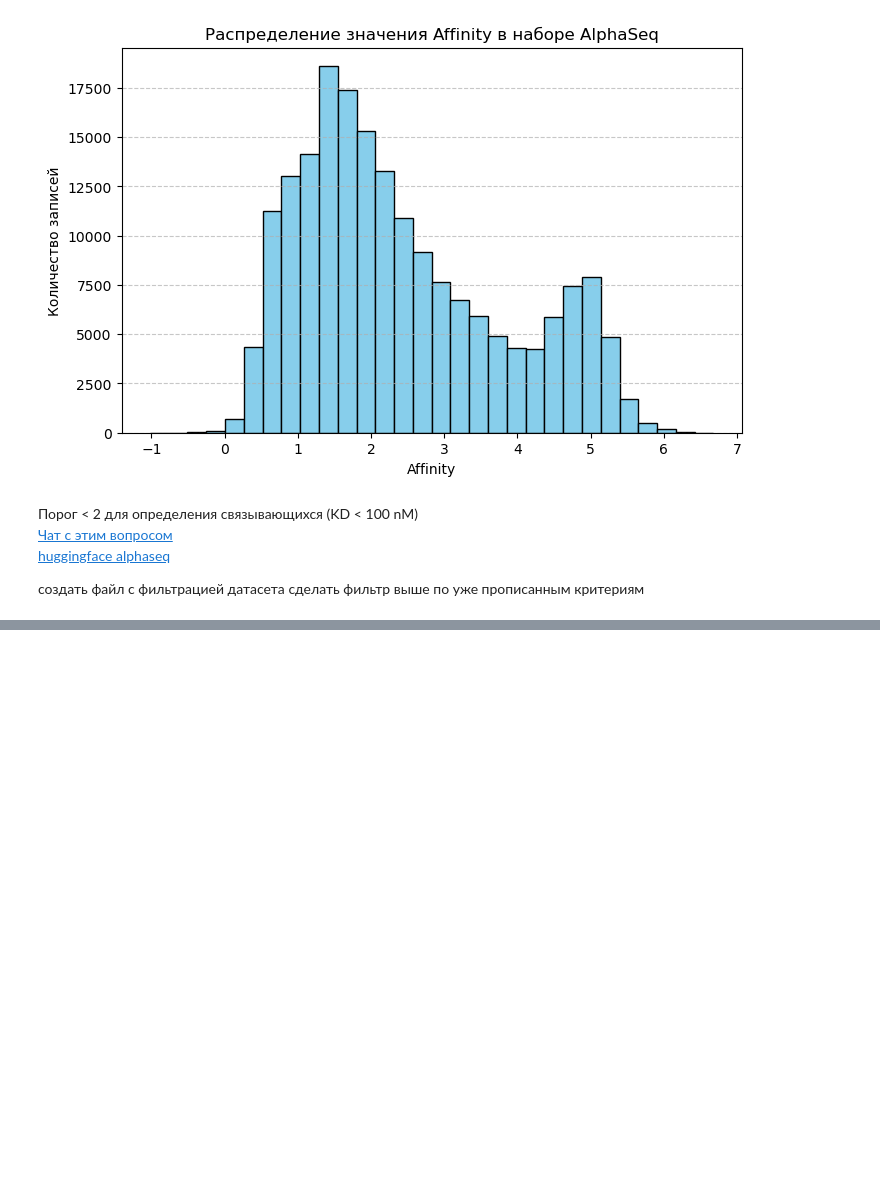
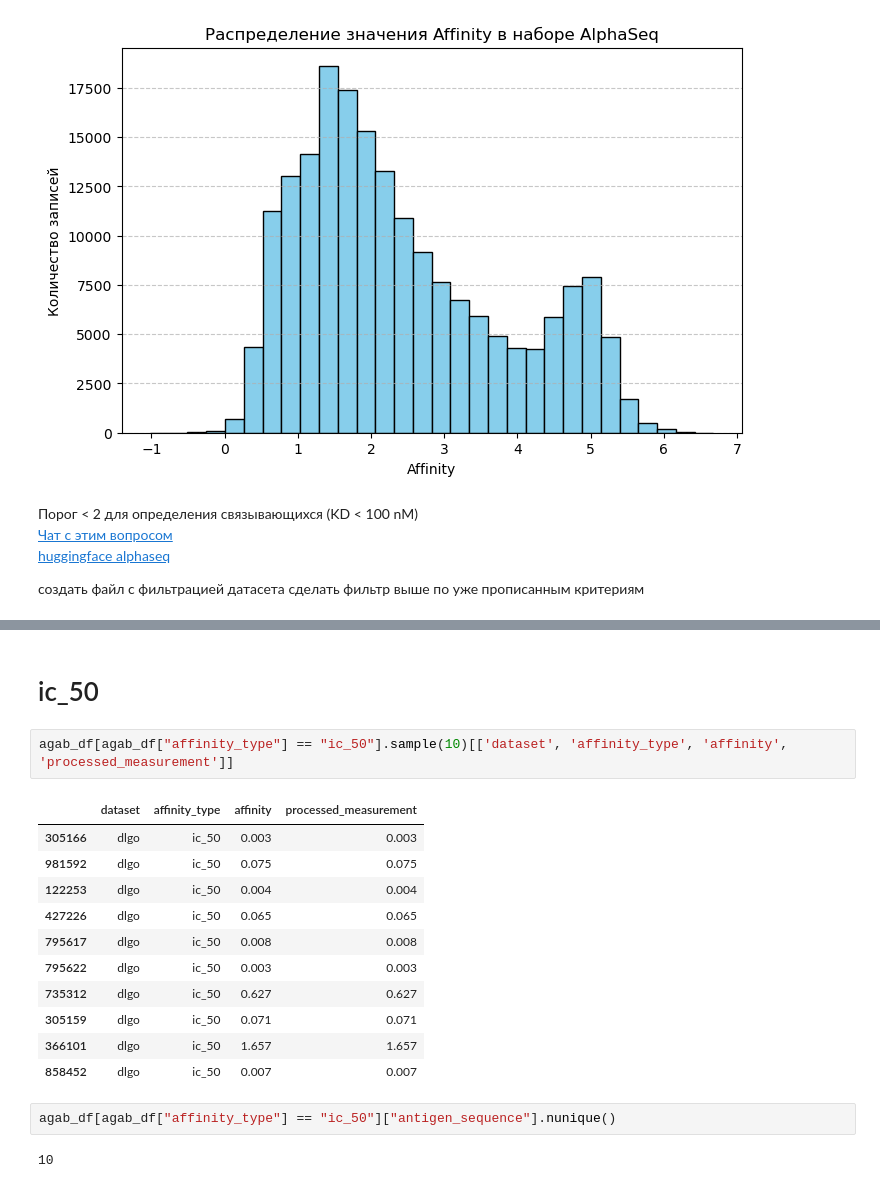
Before and after one commit to younggod2/llm-antibody-fv-generation, a Jupyter notebook: data/EDA/affinity_thresholds.ipynb, the cells around one changed output, grey strips where cells are left out. Drawn from its saved outputs; the diff is of its cells as text; blank space fills up the shorter version.

```diff
--- a/data/EDA/affinity_thresholds.ipynb
+++ b/data/EDA/affinity_thresholds.ipynb
@@ -207,0 +484,20 @@ plt.show()
+# %% [markdown]
+# ic_50
+# %%
+agab_df[agab_df["affinity_type"] == "ic_50"].sample(10)[['dataset', 'affinity_type', 'affinity', 'processed_measurement']]
+# %% [output]
+|  | dataset | affinity_type | affinity | processed_measurement |
+| 305166 | dlgo | ic_50 | 0.003 | 0.003 |
+| 981592 | dlgo | ic_50 | 0.075 | 0.075 |
+| 122253 | dlgo | ic_50 | 0.004 | 0.004 |
+| 427226 | dlgo | ic_50 | 0.065 | 0.065 |
+| 795617 | dlgo | ic_50 | 0.008 | 0.008 |
+| 795622 | dlgo | ic_50 | 0.003 | 0.003 |
+| 735312 | dlgo | ic_50 | 0.627 | 0.627 |
+| 305159 | dlgo | ic_50 | 0.071 | 0.071 |
+| 366101 | dlgo | ic_50 | 1.657 | 1.657 |
+| 858452 | dlgo | ic_50 | 0.007 | 0.007 |
+# %%
+agab_df[agab_df["affinity_type"] == "ic_50"]["antigen_sequence"].nunique()
+# %% [output]
+10
```
Also changed, not shown: parts of 13 cells of this notebook, 4 other files.
